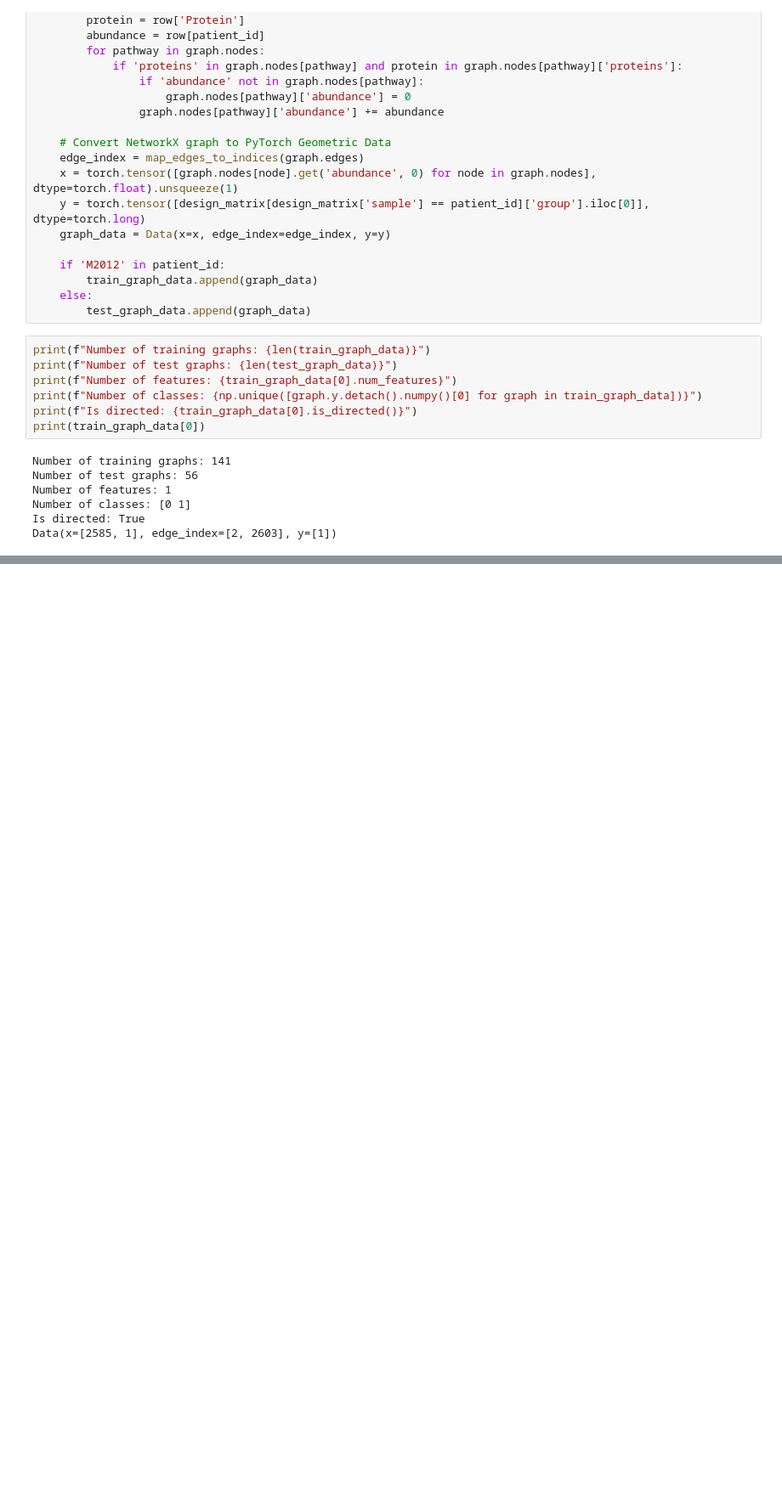
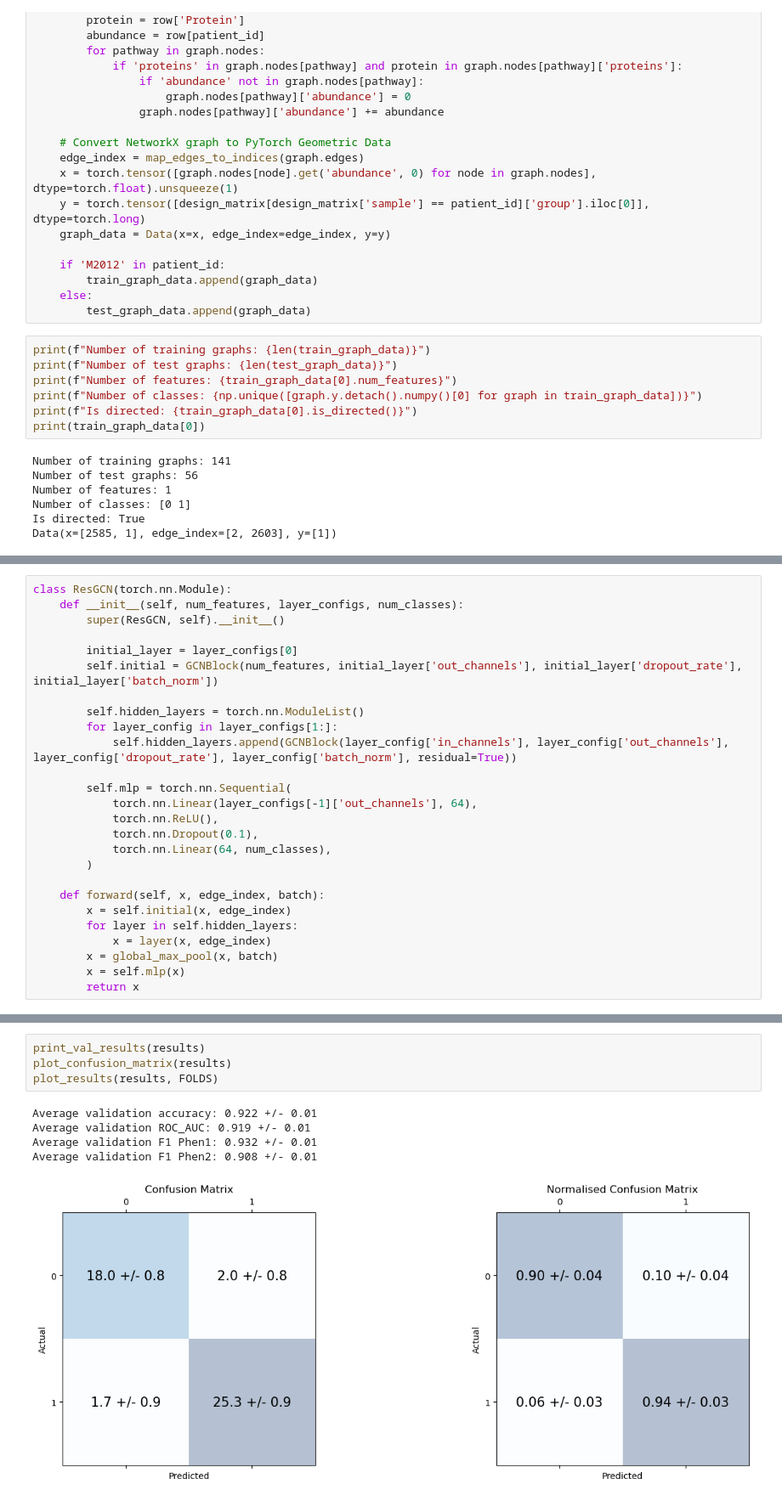
Before and after one commit to YvesMG1/Deep-Learning-Project, a Jupyter notebook: GNN_implementation.ipynb, the cells around one changed output, grey strips where cells are left out. Shown at 85% size. Saved outputs shown, nothing was run; the diff lists cells and outputs as text; blank space fills up the shorter version.

```diff
--- a/GNN_implementation.ipynb
+++ b/GNN_implementation.ipynb
@@ -209,0 +509,26 @@ plot_results(results, FOLDS)
+# %%
+class ResGCN(torch.nn.Module):
+    def __init__(self, num_features, layer_configs, num_classes):
+        super(ResGCN, self).__init__()
+
+        initial_layer = layer_configs[0]
+        self.initial = GCNBlock(num_features, initial_layer['out_channels'], initial_layer['dropout_rate'], initial_layer['batch_norm'])
+
+        self.hidden_layers = torch.nn.ModuleList()
+        for layer_config in layer_configs[1:]:
+            self.hidden_layers.append(GCNBlock(layer_config['in_channels'], layer_config['out_channels'], layer_config['dropout_rate'], layer_config['batch_norm'], residual=True))
+
+        self.mlp = torch.nn.Sequential(
+            torch.nn.Linear(layer_configs[-1]['out_channels'], 64),
+            torch.nn.ReLU(),
+            torch.nn.Dropout(0.1),
+            torch.nn.Linear(64, num_classes),
+        )
+
+    def forward(self, x, edge_index, batch):
+        x = self.initial(x, edge_index)
+        for layer in self.hidden_layers:
+            x = layer(x, edge_index)
+        x = global_max_pool(x, batch)
+        x = self.mlp(x)
+        return x
@@ -209,0 +624,10 @@ plot_results(results, FOLDS)
+# %%
+print_val_results(results)
+plot_confusion_matrix(results)
+plot_results(results, FOLDS)
+# %% [output]
+Average validation accuracy: 0.922 +/- 0.01
+Average validation ROC_AUC: 0.919 +/- 0.01
+Average validation F1 Phen1: 0.932 +/- 0.01
+Average validation F1 Phen2: 0.908 +/- 0.01
+[figure, added]
```
Also changed, not shown: parts of 20 cells of this notebook, 17 other files.
